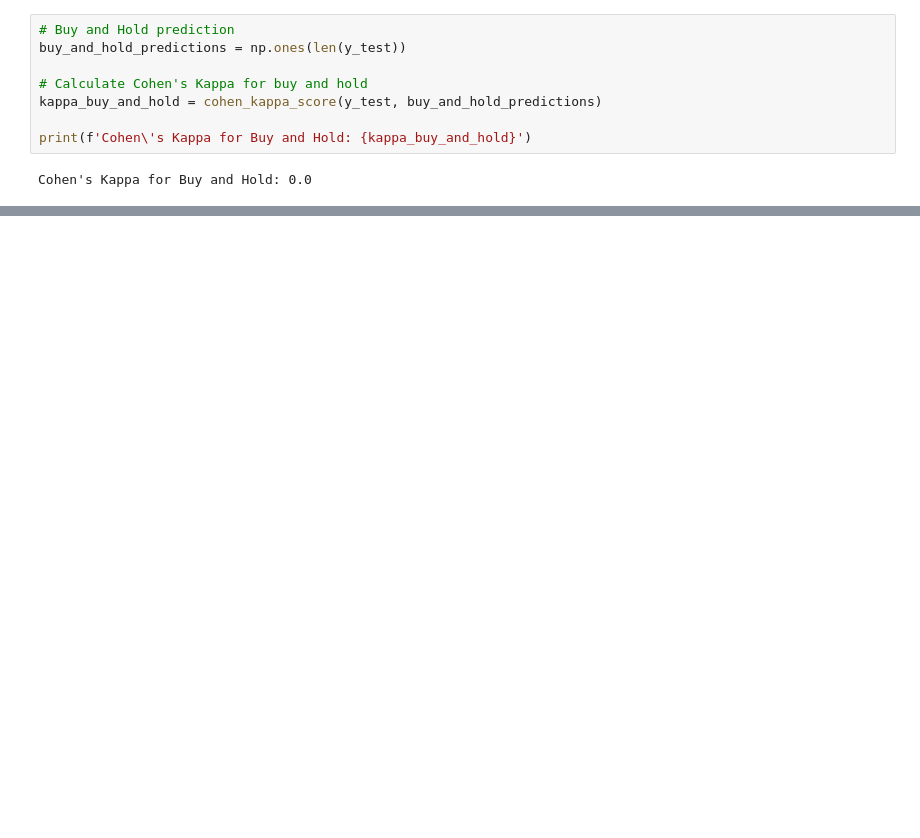
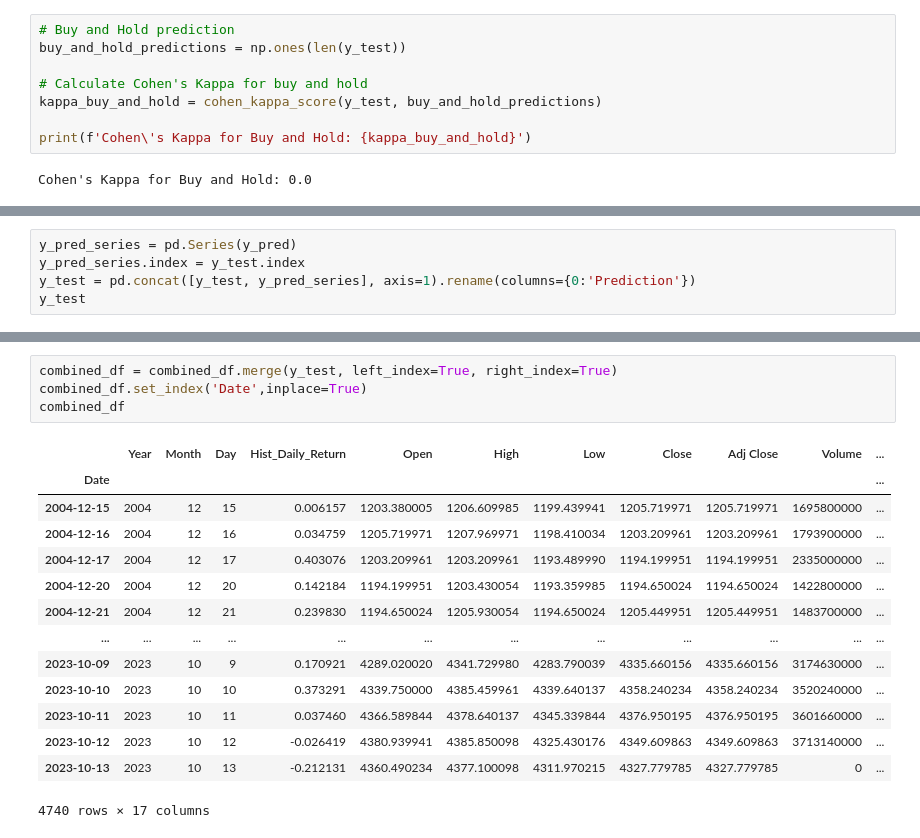
Before and after one commit to manuzrpEd/CalendarDailyReturnsSP500_XGBoost, a Jupyter notebook: CalendarDailyReturnsSP500_TimeBasedSplitting.ipynb, the cells around one changed output, grey strips where cells are left out. Cells and saved outputs as stored; diff of their text form; blank space fills up the shorter version.

```diff
--- a/CalendarDailyReturnsSP500_TimeBasedSplitting.ipynb
+++ b/CalendarDailyReturnsSP500_TimeBasedSplitting.ipynb
@@ -348,0 +337,5 @@ plt.show()
+# %%
+y_pred_series = pd.Series(y_pred)
+y_pred_series.index = y_test.index
+y_test = pd.concat([y_test, y_pred_series], axis=1).rename(columns={0:'Prediction'})
+y_test
@@ -348,0 +356,19 @@ plt.show()
+# %%
+combined_df = combined_df.merge(y_test, left_index=True, right_index=True)
+combined_df.set_index('Date',inplace=True)
+combined_df
+# %% [output]
+|  | Year | Month | Day | Hist_Daily_Return | Open | High | Low | Close | Adj Close | Volume | ... |
+| Date |  |  |  |  |  |  |  |  |  |  | ... |
+| 2004-12-15 | 2004 | 12 | 15 | 0.006157 | 1203.380005 | 1206.609985 | 1199.439941 | 1205.719971 | 1205.719971 | 1695800000 | ... |
+| 2004-12-16 | 2004 | 12 | 16 | 0.034759 | 1205.719971 | 1207.969971 | 1198.410034 | 1203.209961 | 1203.209961 | 1793900000 | ... |
+| 2004-12-17 | 2004 | 12 | 17 | 0.403076 | 1203.209961 | 1203.209961 | 1193.489990 | 1194.199951 | 1194.199951 | 2335000000 | ... |
+| 2004-12-20 | 2004 | 12 | 20 | 0.142184 | 1194.199951 | 1203.430054 | 1193.359985 | 1194.650024 | 1194.650024 | 1422800000 | ... |
+| 2004-12-21 | 2004 | 12 | 21 | 0.239830 | 1194.650024 | 1205.930054 | 1194.650024 | 1205.449951 | 1205.449951 | 1483700000 | ... |
+| ... | ... | ... | ... | ... | ... | ... | ... | ... | ... | ... | ... |
+| 2023-10-09 | 2023 | 10 | 9 | 0.170921 | 4289.020020 | 4341.729980 | 4283.790039 | 4335.660156 | 4335.660156 | 3174630000 | ... |
+| 2023-10-10 | 2023 | 10 | 10 | 0.373291 | 4339.750000 | 4385.459961 | 4339.640137 | 4358.240234 | 4358.240234 | 3520240000 | ... |
+| 2023-10-11 | 2023 | 10 | 11 | 0.037460 | 4366.589844 | 4378.640137 | 4345.339844 | 4376.950195 | 4376.950195 | 3601660000 | ... |
+| 2023-10-12 | 2023 | 10 | 12 | -0.026419 | 4380.939941 | 4385.850098 | 4325.430176 | 4349.609863 | 4349.609863 | 3713140000 | ... |
+| 2023-10-13 | 2023 | 10 | 13 | -0.212131 | 4360.490234 | 4377.100098 | 4311.970215 | 4327.779785 | 4327.779785 | 0 | ... |
+4740 rows × 17 columns
```
Also changed, not shown: parts of 17 cells of this notebook, 4 other files.
